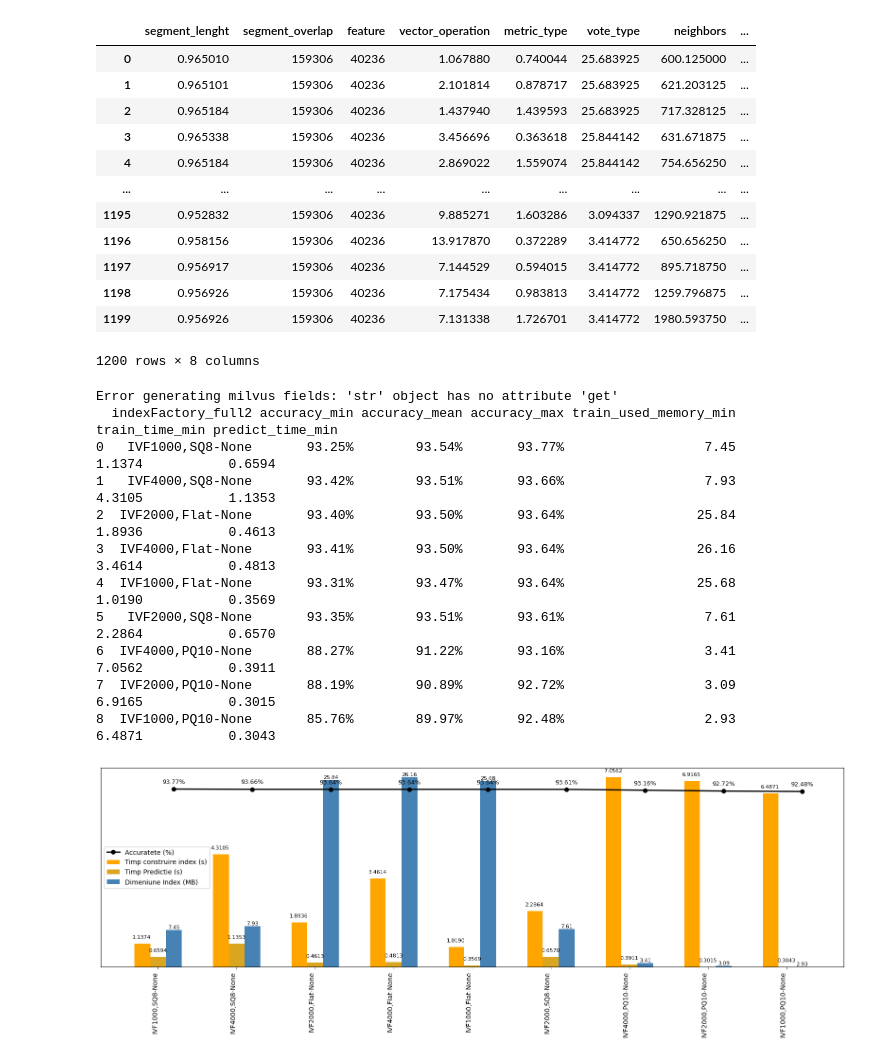
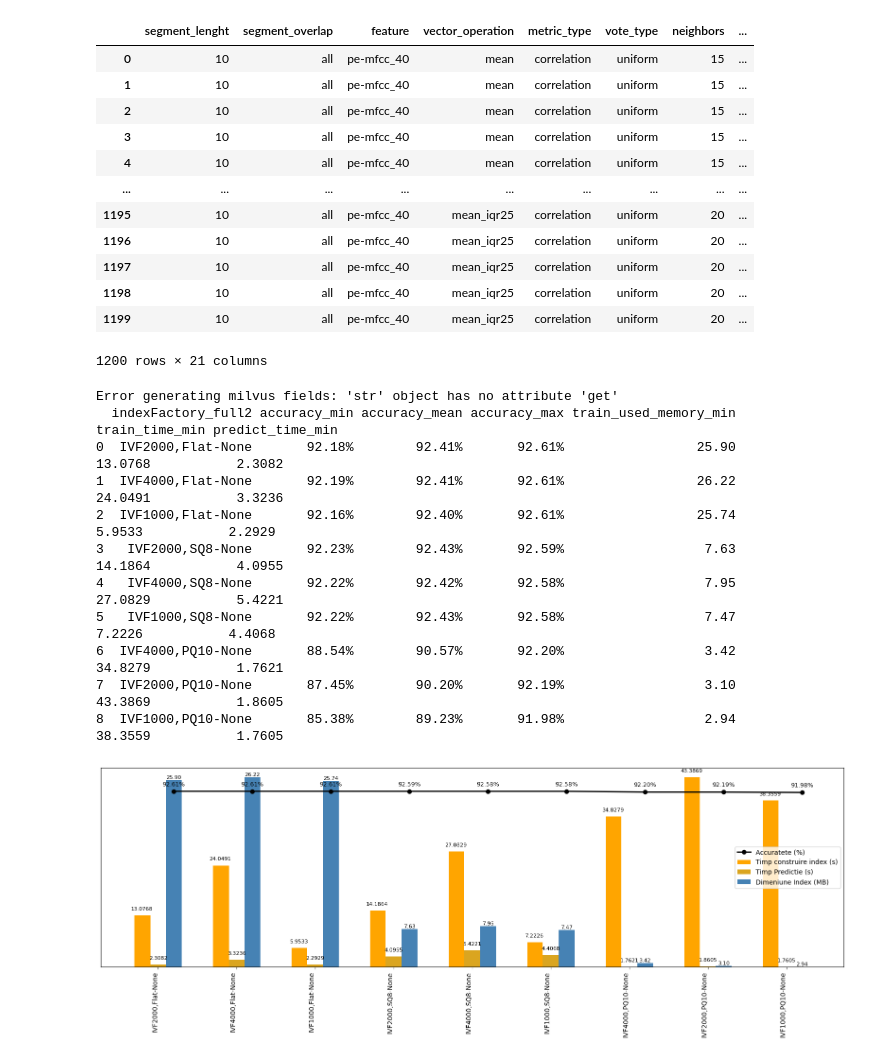
Before and after one commit to SilviuCovaci/bees-analyze-vectordb, a Jupyter notebook: app/faiss_results_analyze.ipynb, the cells around one changed output. Drawn from its saved outputs; the diff is of its cells as text; code cells hidden in the pictures.

```diff
--- a/app/faiss_results_analyze.ipynb
+++ b/app/faiss_results_analyze.ipynb
@@ -13,25 +13,25 @@ import matplotlib.pyplot as plt
 
 #concatenate the results from multiple rounds in order to agregate the results
 lib.concat_csvs([
-            GlobalVars.experiments_path + 'executed_faiss_experiments_index_ivf_all_round0_kfold.csv', \
-            GlobalVars.experiments_path + 'executed_faiss_experiments_index_ivf_all_round0_kfold.csv', \
-            GlobalVars.experiments_path + 'executed_faiss_experiments_index_ivf_all_round0_kfold.csv',\
-            GlobalVars.experiments_path + 'executed_faiss_experiments_index_ivf_all_round0_kfold.csv',\
-            GlobalVars.experiments_path + 'executed_faiss_experiments_index_ivf_all_round0_kfold.csv'], GlobalVars.experiments_path + 'executed_faiss_experiments_index_ivf_all_kfold_all.csv')
+            GlobalVars.experiments_path + '__executed_faiss_experiments_index_ivf_all_round0_kfold5.csv', \
+            GlobalVars.experiments_path + '__executed_faiss_experiments_index_ivf_all_round1_kfold5.csv', \
+            GlobalVars.experiments_path + '__executed_faiss_experiments_index_ivf_all_round2_kfold5.csv',\
+            GlobalVars.experiments_path + '__executed_faiss_experiments_index_ivf_all_round3_kfold5.csv',\
+            GlobalVars.experiments_path + '__executed_faiss_experiments_index_ivf_all_round4_kfold5.csv'], GlobalVars.experiments_path + '__executed_faiss_experiments_index_ivf_all_round_all_kfold5.csv')
 # %% [output]
 |  | segment_lenght | segment_overlap | feature | vector_operation | metric_type | vote_type | neighbors | ... |
-| 0 | 0.965010 | 159306 | 40236 | 1.067880 | 0.740044 | 25.683925 | 600.125000 | ... |
-| 1 | 0.965101 | 159306 | 40236 | 2.101814 | 0.878717 | 25.683925 | 621.203125 | ... |
-| 2 | 0.965184 | 159306 | 40236 | 1.437940 | 1.439593 | 25.683925 | 717.328125 | ... |
-| 3 | 0.965338 | 159306 | 40236 | 3.456696 | 0.363618 | 25.844142 | 631.671875 | ... |
-| 4 | 0.965184 | 159306 | 40236 | 2.869022 | 1.559074 | 25.844142 | 754.656250 | ... |
+| 0 | 10 | all | pe-mfcc_40 | mean | correlation | uniform | 15 | ... |
+| 1 | 10 | all | pe-mfcc_40 | mean | correlation | uniform | 15 | ... |
+| 2 | 10 | all | pe-mfcc_40 | mean | correlation | uniform | 15 | ... |
+| 3 | 10 | all | pe-mfcc_40 | mean | correlation | uniform | 15 | ... |
+| 4 | 10 | all | pe-mfcc_40 | mean | correlation | uniform | 15 | ... |
 | ... | ... | ... | ... | ... | ... | ... | ... | ... |
-| 1195 | 0.952832 | 159306 | 40236 | 9.885271 | 1.603286 | 3.094337 | 1290.921875 | ... |
-| 1196 | 0.958156 | 159306 | 40236 | 13.917870 | 0.372289 | 3.414772 | 650.656250 | ... |
-| 1197 | 0.956917 | 159306 | 40236 | 7.144529 | 0.594015 | 3.414772 | 895.718750 | ... |
-| 1198 | 0.956926 | 159306 | 40236 | 7.175434 | 0.983813 | 3.414772 | 1259.796875 | ... |
-| 1199 | 0.956926 | 159306 | 40236 | 7.131338 | 1.726701 | 3.414772 | 1980.593750 | ... |
+| 1195 | 10 | all | pe-mfcc_40 | mean_iqr25 | correlation | uniform | 20 | ... |
+| 1196 | 10 | all | pe-mfcc_40 | mean_iqr25 | correlation | uniform | 20 | ... |
+| 1197 | 10 | all | pe-mfcc_40 | mean_iqr25 | correlation | uniform | 20 | ... |
+| 1198 | 10 | all | pe-mfcc_40 | mean_iqr25 | correlation | uniform | 20 | ... |
+| 1199 | 10 | all | pe-mfcc_40 | mean_iqr25 | correlation | uniform | 20 | ... |
-1200 rows × 8 columns
+1200 rows × 21 columns
 # %%
 def scale_values(df):
     # Grupuri logice
@@ -139,41 +139,41 @@ def extract_all_faiss_results(results_file_path, group_field = 'indexFactory', s
         print("Error generating other index fields:", e)
         pass
 
     #df = df[df['index_params'].str.contains(',PQ')]
     #print(df.head(100).to_string())
     result = df.groupby(group_field)[agg_columns].agg(['min', 'mean', 'max'])
     result.columns = ['_'.join(col).strip() for col in result.columns.values]
     result = result.reset_index()
 
     # Sorting based on accuracy descending
     result = result.sort_values(by=sort_by, ascending=sort_ascending)
     result = result.reset_index(drop=True)
     df_reduced = result[[group_field, 'accuracy_min', 'accuracy_mean', 'accuracy_max', 'train_used_memory_min', 'train_time_min', 'predict_time_min']].copy()
 
     df_formated = df_reduced.copy()
     for col in ['accuracy_min', 'accuracy_mean', 'accuracy_max']:
         df_formated[col] = df_formated[col] *100
         df_formated[col] = df_formated[col].apply(lambda x: f"{x:.2f}%")
     df_formated["train_used_memory_min"] = df_formated["train_used_memory_min"].map(lambda x: f"{x:.2f}")
     df_formated["train_time_min"] = df_formated["train_time_min"].map(lambda x: f"{x:.4f}")
     df_formated["predict_time_min"] = df_formated["predict_time_min"].map(lambda x: f"{x:.4f}")
     print(df_formated.to_string(index=True))
     return df_reduced
 
-results_file_path = GlobalVars.experiments_path + 'executed_faiss_experiments_index_ivf_all_round0_kfold.csv'
+results_file_path = GlobalVars.experiments_path + '__executed_faiss_experiments_index_ivf_all_round_all_kfold5.csv'
 group_field = 'indexFactory_full2'
 df = extract_all_faiss_results(results_file_path, group_field)
 represent_index_performances_v3(df, group_field,  "index_hnsw_results_bigdataset.svg", angle_label = 90)
 # %% [output]
 Error generating milvus fields: 'str' object has no attribute 'get'
   indexFactory_full2 accuracy_min accuracy_mean accuracy_max train_used_memory_min train_time_min predict_time_min
-0   IVF1000,SQ8-None       93.25%        93.54%       93.77%                  7.45         1.1374           0.6594
-1   IVF4000,SQ8-None       93.42%        93.51%       93.66%                  7.93         4.3105           1.1353
-2  IVF2000,Flat-None       93.40%        93.50%       93.64%                 25.84         1.8936           0.4613
-3  IVF4000,Flat-None       93.41%        93.50%       93.64%                 26.16         3.4614           0.4813
-4  IVF1000,Flat-None       93.31%        93.47%       93.64%                 25.68         1.0190           0.3569
-5   IVF2000,SQ8-None       93.35%        93.51%       93.61%                  7.61         2.2864           0.6570
-6  IVF4000,PQ10-None       88.27%        91.22%       93.16%                  3.41         7.0562           0.3911
-7  IVF2000,PQ10-None       88.19%        90.89%       92.72%                  3.09         6.9165           0.3015
-8  IVF1000,PQ10-None       85.76%        89.97%       92.48%                  2.93         6.4871           0.3043
+0  IVF2000,Flat-None       92.18%        92.41%       92.61%                 25.90        13.0768           2.3082
+1  IVF4000,Flat-None       92.19%        92.41%       92.61%                 26.22        24.0491           3.3236
+2  IVF1000,Flat-None       92.16%        92.40%       92.61%                 25.74         5.9533           2.2929
+3   IVF2000,SQ8-None       92.23%        92.43%       92.59%                  7.63        14.1864           4.0955
+4   IVF4000,SQ8-None       92.22%        92.42%       92.58%                  7.95        27.0829           5.4221
+5   IVF1000,SQ8-None       92.22%        92.43%       92.58%                  7.47         7.2226           4.4068
+6  IVF4000,PQ10-None       88.54%        90.57%       92.20%                  3.42        34.8279           1.7621
+7  IVF2000,PQ10-None       87.45%        90.20%       92.19%                  3.10        43.3869           1.8605
+8  IVF1000,PQ10-None       85.38%        89.23%       91.98%                  2.94        38.3559           1.7605
-[figure, old version]
+[figure, new version]
```
Also changed, not shown: parts of 2 cells of this notebook, 1 other file.
